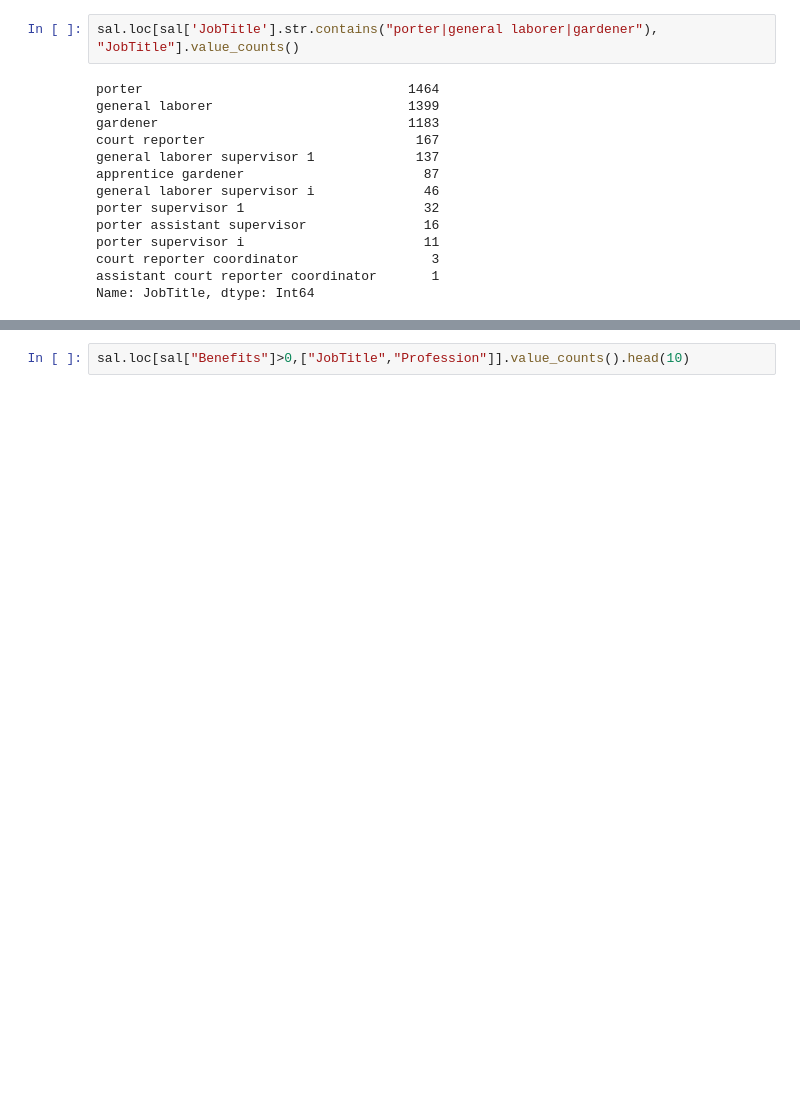
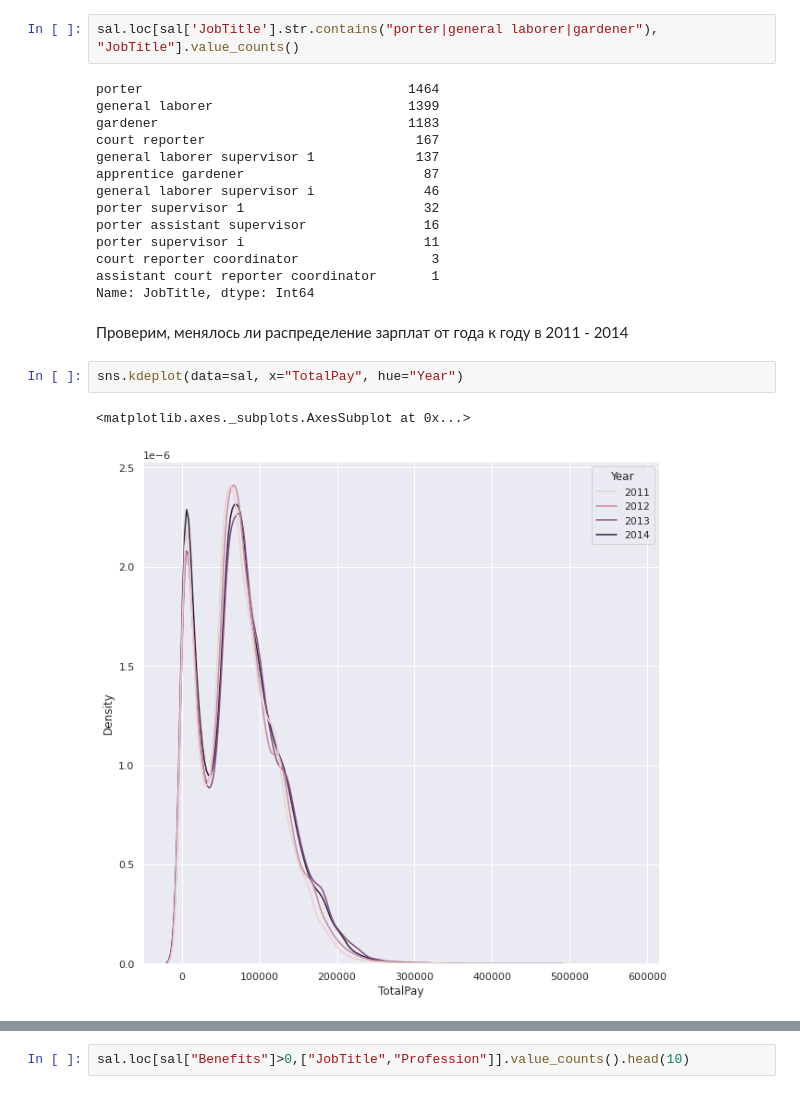
Before and after one commit to savitskaya-om/python, a Jupyter notebook: project/PROJECT.ipynb, the cells around one changed output, grey strips where cells are left out. Saved outputs shown, nothing was run; the diff lists cells and outputs as text; blank space fills up the shorter version.

```diff
--- a/project/PROJECT.ipynb
+++ b/project/PROJECT.ipynb
@@ -267,3 +269,10 @@ porter supervisor i                       11
 court reporter coordinator                 3
 assistant court reporter coordinator       1
 Name: JobTitle, dtype: Int64
+# %% [markdown]
+Проверим, менялось ли распределение зарплат от года к году в 2011 - 2014
+# %%
+sns.kdeplot(data=sal, x="TotalPay", hue="Year")
+# %% [output]
+<matplotlib.axes._subplots.AxesSubplot at 0x...>
+[figure, added]
```
Also changed, not shown: parts of 14 cells of this notebook.
